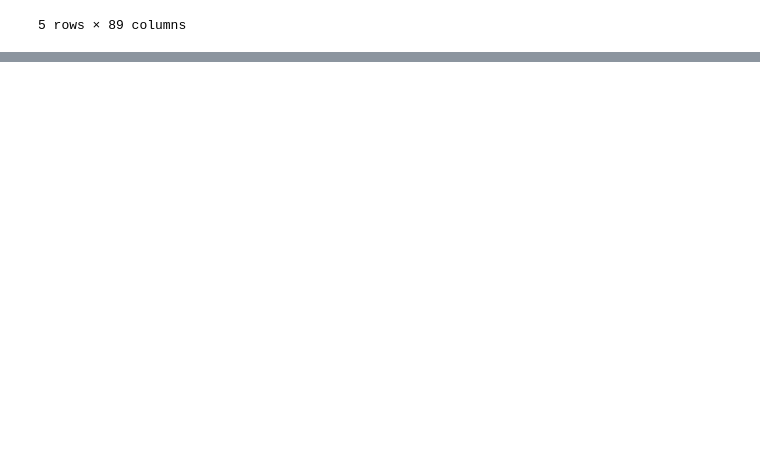
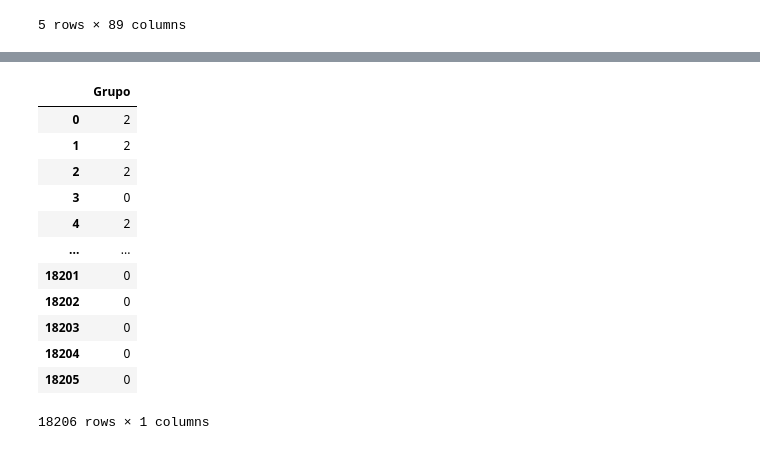
Before and after one commit to arthur-ogibowski/aprendizado-nao-supervisionado, a Jupyter notebook: Aprendizado_Não_Supervisionado.ipynb, the cells around one changed output, grey strips where cells are left out. Drawn from its saved outputs; the diff is of its cells as text; code cells hidden in the pictures; blank space fills up the shorter version.

```diff
--- a/Aprendizado_Não_Supervisionado.ipynb
+++ b/Aprendizado_Não_Supervisionado.ipynb
@@ -31,0 +96,3 @@ df.head()
+# %%
+escala = StandardScaler()
+df_esc = escala.fit_transform(df)
@@ -31,0 +147,3 @@ df.head()
+# %%
+hier = AgglomerativeClustering(n_clusters=3, affinity='euclidean', linkage = 'complete')
+classificacao = hier.fit_predict(df_pca)
@@ -31,0 +210,17 @@ df.head()
+# %%
+agrupamentos = pd.DataFrame(classificacao, columns = ['Grupo'])
+agrupamentos
+# %% [output]
+|  | Grupo |
+| 0 | 2 |
+| 1 | 2 |
+| 2 | 2 |
+| 3 | 0 |
+| 4 | 2 |
+| ... | ... |
+| 18201 | 0 |
+| 18202 | 0 |
+| 18203 | 0 |
+| 18204 | 0 |
+| 18205 | 0 |
+18206 rows × 1 columns
```
Also changed, not shown: parts of 39 cells of this notebook.
